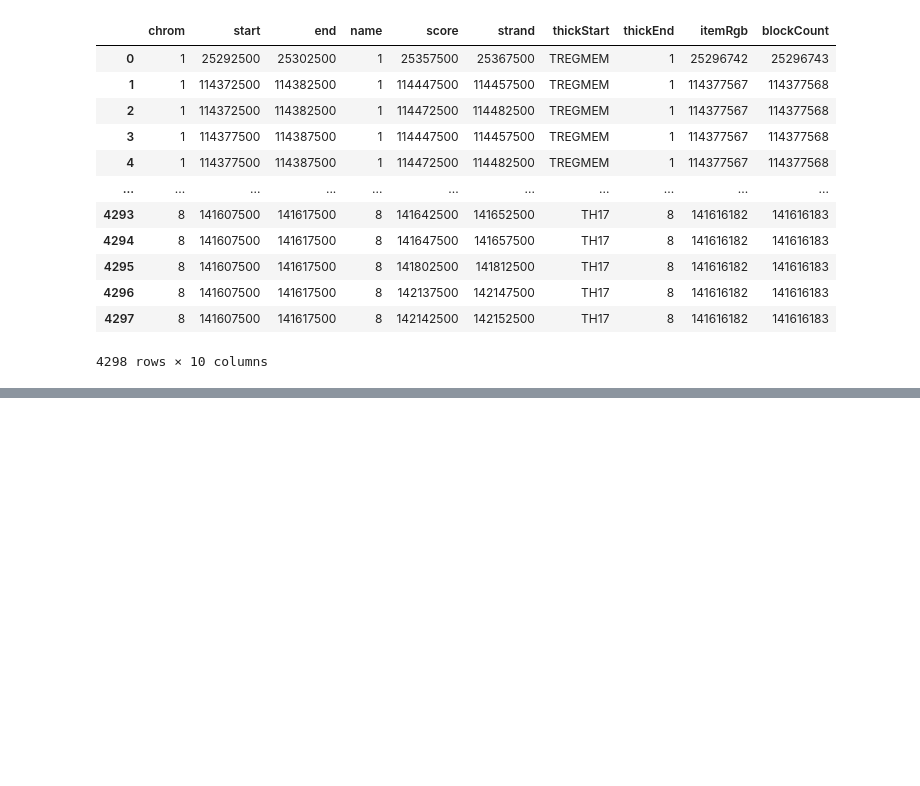
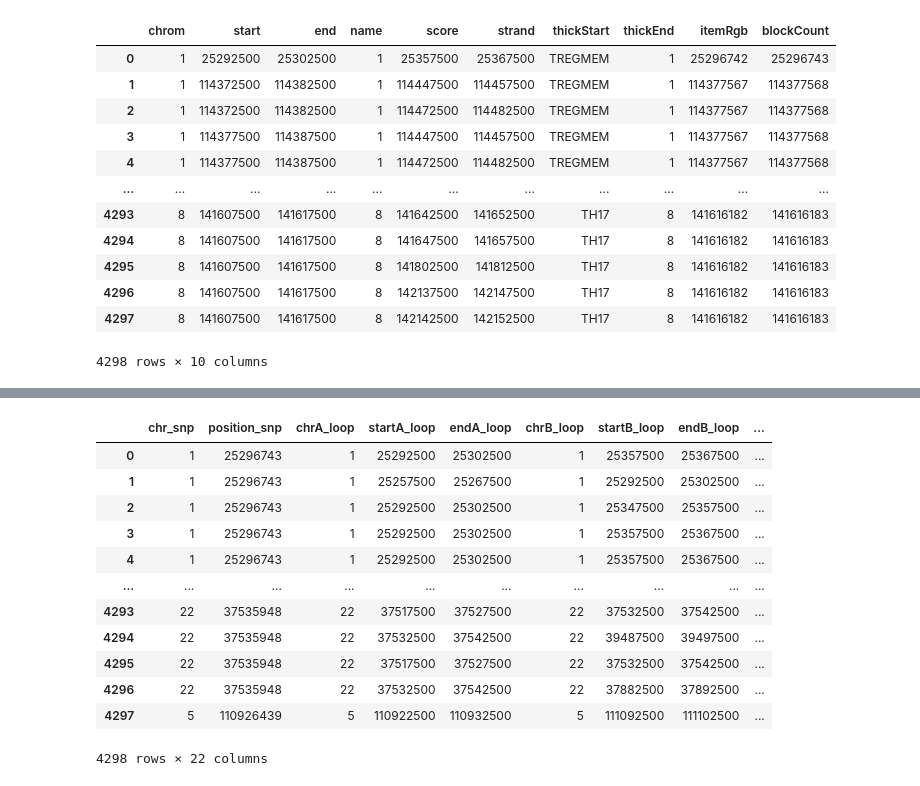
Before and after one commit to joreynajr/dchallenge, a Jupyter notebook: workflow/notebooks/develop/Intersect_T1D_GWAS_HiChIP.ipynb, the cells around one changed output, grey strips where cells are left out. Cells and saved outputs as stored; diff of their text form; code cells hidden in the pictures; blank space fills up the shorter version.

```diff
--- a/workflow/notebooks/develop/Intersect_T1D_GWAS_HiChIP.ipynb
+++ b/workflow/notebooks/develop/Intersect_T1D_GWAS_HiChIP.ipynb
@@ -122,6 +122,21 @@ gwas_hichip.columns = ['chr_snp', 'start_snp', 'end_snp'] + loop_cols + ['cline_
 gwas_hichip = gwas_hichip.merge(gwas_df, left_on=['chr_snp', 'end_snp'], right_on=['Chrom.', 'Position (hg19)'])
 gwas_hichip.drop('start_snp', axis=1, inplace=True)
 gwas_hichip.rename(columns={'end_snp': 'position_snp'}, inplace=True)
+gwas_hichip['sid'] = 'chr' +  gwas_hichip['chr_snp'].astype(str) + ':' + gwas_hichip['position_snp'].astype(str)
+
+# add loop ids
+def make_lid(sr, cols):
+    lid = sr[cols].tolist()
+    lid = [str(x) for x in lid]
+    lid = ':'.join(lid)
+    return(lid)
+
+lid_cols = [2,3,4,5,6,7]
+lids = []
+for sr in gwas_hichip.values:
+    new_lid = make_lid(sr, lid_cols)
+    lids.append(new_lid)
+gwas_hichip['loop_id'] = lids
 # %%
 gwas_hichip.head()
 # %% [output]
@@ -137,0 +217,16 @@ summary.columns = ['Number of HiChIP loops\\nOverlapping T1D GWAS']
+# %%
+gwas_hichip
+# %% [output]
+|  | chr_snp | position_snp | chrA_loop | startA_loop | endA_loop | chrB_loop | startB_loop | endB_loop | ... |
+| 0 | 1 | 25296743 | 1 | 25292500 | 25302500 | 1 | 25357500 | 25367500 | ... |
+| 1 | 1 | 25296743 | 1 | 25257500 | 25267500 | 1 | 25292500 | 25302500 | ... |
+| 2 | 1 | 25296743 | 1 | 25292500 | 25302500 | 1 | 25347500 | 25357500 | ... |
+| 3 | 1 | 25296743 | 1 | 25292500 | 25302500 | 1 | 25357500 | 25367500 | ... |
+| 4 | 1 | 25296743 | 1 | 25292500 | 25302500 | 1 | 25357500 | 25367500 | ... |
+| ... | ... | ... | ... | ... | ... | ... | ... | ... | ... |
+| 4293 | 22 | 37535948 | 22 | 37517500 | 37527500 | 22 | 37532500 | 37542500 | ... |
+| 4294 | 22 | 37535948 | 22 | 37532500 | 37542500 | 22 | 39487500 | 39497500 | ... |
+| 4295 | 22 | 37535948 | 22 | 37517500 | 37527500 | 22 | 37532500 | 37542500 | ... |
+| 4296 | 22 | 37535948 | 22 | 37532500 | 37542500 | 22 | 37882500 | 37892500 | ... |
+| 4297 | 5 | 110926439 | 5 | 110922500 | 110932500 | 5 | 111092500 | 111102500 | ... |
+4298 rows × 22 columns
```
Also changed, not shown: parts of 15 cells of this notebook.
